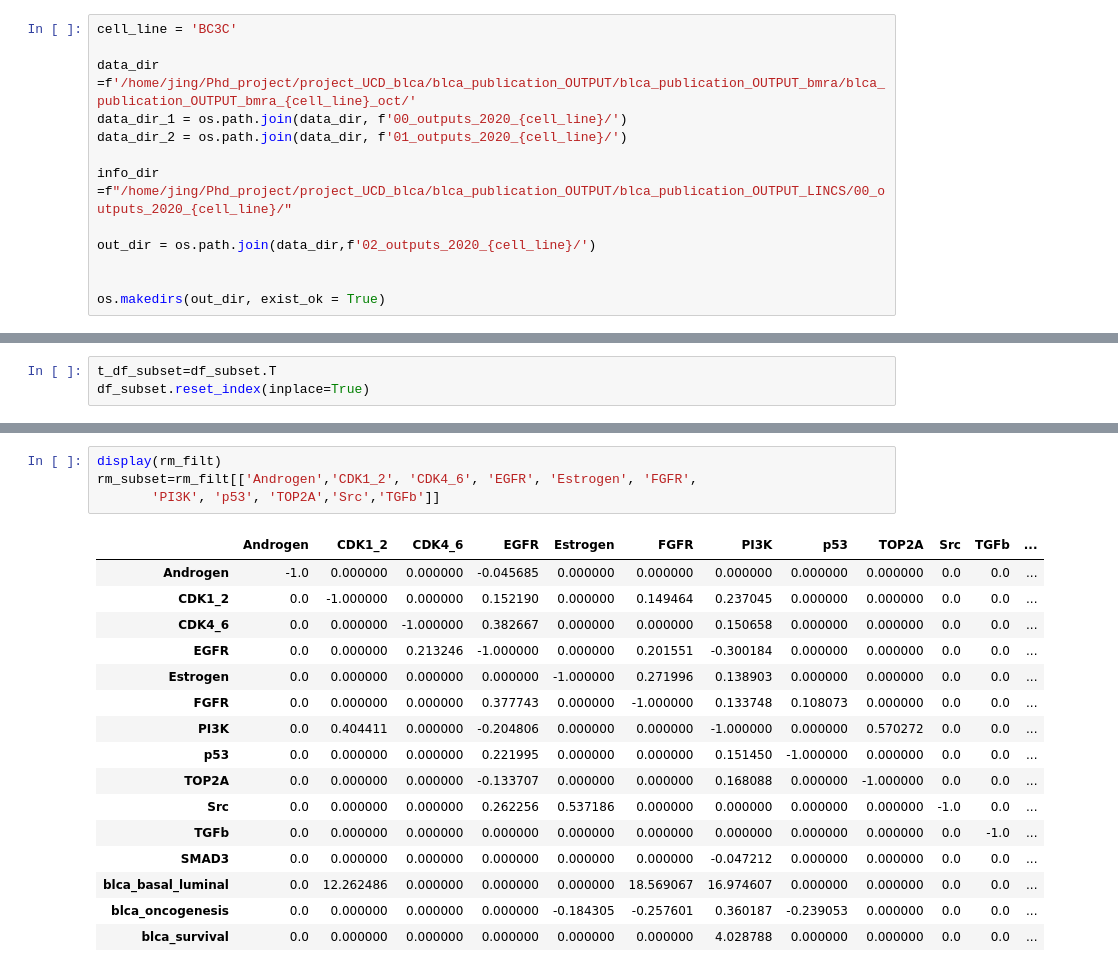
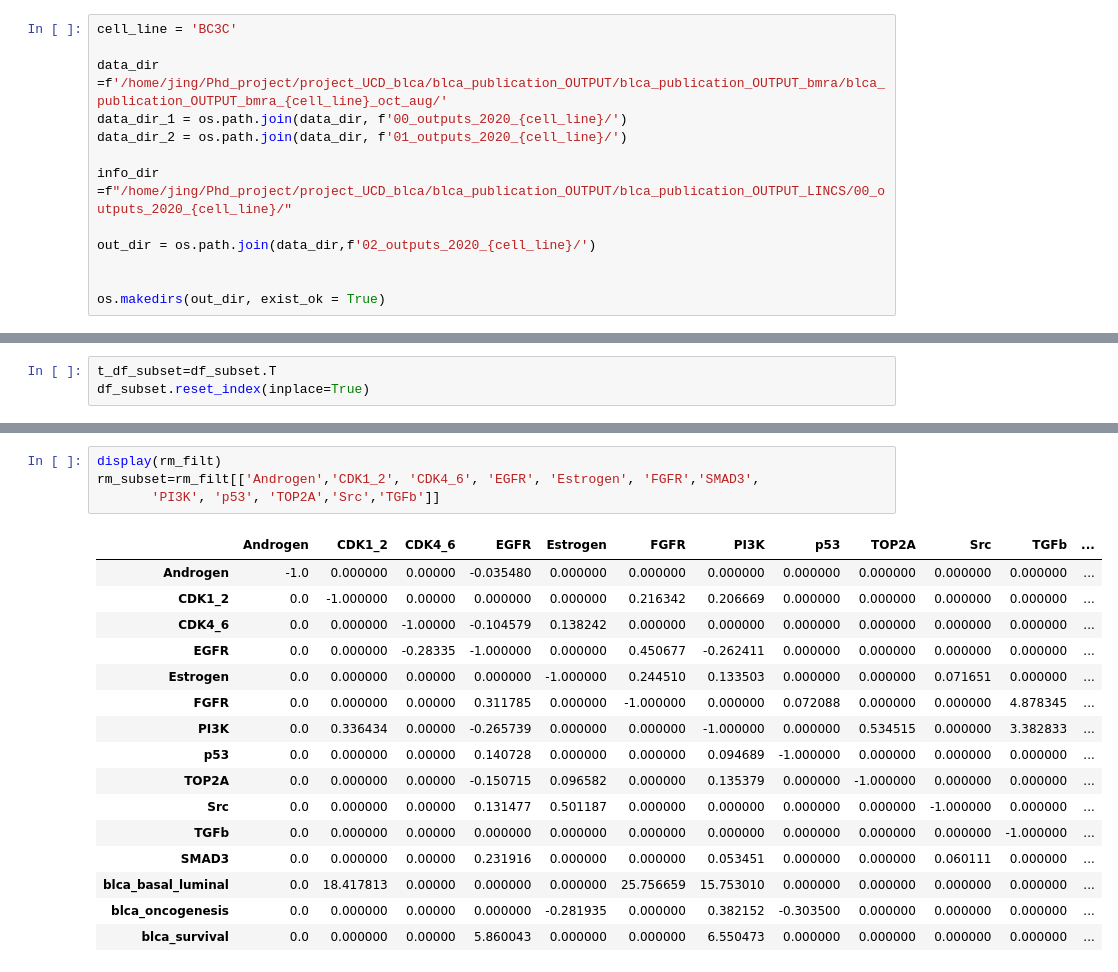
Before and after one commit to jingsday/blca_publication, a Jupyter notebook: blca_publication_Scripts/blca_Scripts_bmra/blca_Scripts_bmra_bc3c_oct_aug/03_bmra_run.ipynb, the cells around one changed output, grey strips where cells are left out. Drawn from its saved outputs; the diff is of its cells as text.

```diff
--- a/blca_publication_Scripts/blca_Scripts_bmra/blca_Scripts_bmra_bc3c_oct_aug/03_bmra_run.ipynb
+++ b/blca_publication_Scripts/blca_Scripts_bmra/blca_Scripts_bmra_bc3c_oct_aug/03_bmra_run.ipynb
@@ -10,7 +10,7 @@ import bmra
 # %%
 cell_line = 'BC3C'
 
-data_dir =f'/home/jing/Phd_project/project_UCD_blca/blca_publication_OUTPUT/blca_publication_OUTPUT_bmra/blca_publication_OUTPUT_bmra_{cell_line}_oct/'
+data_dir =f'/home/jing/Phd_project/project_UCD_blca/blca_publication_OUTPUT/blca_publication_OUTPUT_bmra/blca_publication_OUTPUT_bmra_{cell_line}_oct_aug/'
 data_dir_1 = os.path.join(data_dir, f'00_outputs_2020_{cell_line}/')
 data_dir_2 = os.path.join(data_dir, f'01_outputs_2020_{cell_line}/')
 
@@ -409,24 +405,24 @@ Text(0.5, 1.0, 'Predicted global signaling pathway responses of BC3C cell line u
 # %%
 display(rm_filt)
-rm_subset=rm_filt[['Androgen','CDK1_2', 'CDK4_6', 'EGFR', 'Estrogen', 'FGFR',
+rm_subset=rm_filt[['Androgen','CDK1_2', 'CDK4_6', 'EGFR', 'Estrogen', 'FGFR','SMAD3',
        'PI3K', 'p53', 'TOP2A','Src','TGFb']]
 # %% [output]
 |  | Androgen | CDK1_2 | CDK4_6 | EGFR | Estrogen | FGFR | PI3K | p53 | TOP2A | Src | TGFb | ... |
-| Androgen | -1.0 | 0.000000 | 0.000000 | -0.045685 | 0.000000 | 0.000000 | 0.000000 | 0.000000 | 0.000000 | 0.0 | 0.0 | ... |
-| CDK1_2 | 0.0 | -1.000000 | 0.000000 | 0.152190 | 0.000000 | 0.149464 | 0.237045 | 0.000000 | 0.000000 | 0.0 | 0.0 | ... |
-| CDK4_6 | 0.0 | 0.000000 | -1.000000 | 0.382667 | 0.000000 | 0.000000 | 0.150658 | 0.000000 | 0.000000 | 0.0 | 0.0 | ... |
-| EGFR | 0.0 | 0.000000 | 0.213246 | -1.000000 | 0.000000 | 0.201551 | -0.300184 | 0.000000 | 0.000000 | 0.0 | 0.0 | ... |
-| Estrogen | 0.0 | 0.000000 | 0.000000 | 0.000000 | -1.000000 | 0.271996 | 0.138903 | 0.000000 | 0.000000 | 0.0 | 0.0 | ... |
-| FGFR | 0.0 | 0.000000 | 0.000000 | 0.377743 | 0.000000 | -1.000000 | 0.133748 | 0.108073 | 0.000000 | 0.0 | 0.0 | ... |
-| PI3K | 0.0 | 0.404411 | 0.000000 | -0.204806 | 0.000000 | 0.000000 | -1.000000 | 0.000000 | 0.570272 | 0.0 | 0.0 | ... |
-| p53 | 0.0 | 0.000000 | 0.000000 | 0.221995 | 0.000000 | 0.000000 | 0.151450 | -1.000000 | 0.000000 | 0.0 | 0.0 | ... |
-| TOP2A | 0.0 | 0.000000 | 0.000000 | -0.133707 | 0.000000 | 0.000000 | 0.168088 | 0.000000 | -1.000000 | 0.0 | 0.0 | ... |
-| Src | 0.0 | 0.000000 | 0.000000 | 0.262256 | 0.537186 | 0.000000 | 0.000000 | 0.000000 | 0.000000 | -1.0 | 0.0 | ... |
-| TGFb | 0.0 | 0.000000 | 0.000000 | 0.000000 | 0.000000 | 0.000000 | 0.000000 | 0.000000 | 0.000000 | 0.0 | -1.0 | ... |
-| SMAD3 | 0.0 | 0.000000 | 0.000000 | 0.000000 | 0.000000 | 0.000000 | -0.047212 | 0.000000 | 0.000000 | 0.0 | 0.0 | ... |
-| blca_basal_luminal | 0.0 | 12.262486 | 0.000000 | 0.000000 | 0.000000 | 18.569067 | 16.974607 | 0.000000 | 0.000000 | 0.0 | 0.0 | ... |
-| blca_oncogenesis | 0.0 | 0.000000 | 0.000000 | 0.000000 | -0.184305 | -0.257601 | 0.360187 | -0.239053 | 0.000000 | 0.0 | 0.0 | ... |
-| blca_survival | 0.0 | 0.000000 | 0.000000 | 0.000000 | 0.000000 | 0.000000 | 4.028788 | 0.000000 | 0.000000 | 0.0 | 0.0 | ... |
+| Androgen | -1.0 | 0.000000 | 0.00000 | -0.035480 | 0.000000 | 0.000000 | 0.000000 | 0.000000 | 0.000000 | 0.000000 | 0.000000 | ... |
+| CDK1_2 | 0.0 | -1.000000 | 0.00000 | 0.000000 | 0.000000 | 0.216342 | 0.206669 | 0.000000 | 0.000000 | 0.000000 | 0.000000 | ... |
+| CDK4_6 | 0.0 | 0.000000 | -1.00000 | -0.104579 | 0.138242 | 0.000000 | 0.000000 | 0.000000 | 0.000000 | 0.000000 | 0.000000 | ... |
+| EGFR | 0.0 | 0.000000 | -0.28335 | -1.000000 | 0.000000 | 0.450677 | -0.262411 | 0.000000 | 0.000000 | 0.000000 | 0.000000 | ... |
+| Estrogen | 0.0 | 0.000000 | 0.00000 | 0.000000 | -1.000000 | 0.244510 | 0.133503 | 0.000000 | 0.000000 | 0.071651 | 0.000000 | ... |
+| FGFR | 0.0 | 0.000000 | 0.00000 | 0.311785 | 0.000000 | -1.000000 | 0.000000 | 0.072088 | 0.000000 | 0.000000 | 4.878345 | ... |
+| PI3K | 0.0 | 0.336434 | 0.00000 | -0.265739 | 0.000000 | 0.000000 | -1.000000 | 0.000000 | 0.534515 | 0.000000 | 3.382833 | ... |
+| p53 | 0.0 | 0.000000 | 0.00000 | 0.140728 | 0.000000 | 0.000000 | 0.094689 | -1.000000 | 0.000000 | 0.000000 | 0.000000 | ... |
+| TOP2A | 0.0 | 0.000000 | 0.00000 | -0.150715 | 0.096582 | 0.000000 | 0.135379 | 0.000000 | -1.000000 | 0.000000 | 0.000000 | ... |
+| Src | 0.0 | 0.000000 | 0.00000 | 0.131477 | 0.501187 | 0.000000 | 0.000000 | 0.000000 | 0.000000 | -1.000000 | 0.000000 | ... |
+| TGFb | 0.0 | 0.000000 | 0.00000 | 0.000000 | 0.000000 | 0.000000 | 0.000000 | 0.000000 | 0.000000 | 0.000000 | -1.000000 | ... |
+| SMAD3 | 0.0 | 0.000000 | 0.00000 | 0.231916 | 0.000000 | 0.000000 | 0.053451 | 0.000000 | 0.000000 | 0.060111 | 0.000000 | ... |
+| blca_basal_luminal | 0.0 | 18.417813 | 0.00000 | 0.000000 | 0.000000 | 25.756659 | 15.753010 | 0.000000 | 0.000000 | 0.000000 | 0.000000 | ... |
+| blca_oncogenesis | 0.0 | 0.000000 | 0.00000 | 0.000000 | -0.281935 | 0.000000 | 0.382152 | -0.303500 | 0.000000 | 0.000000 | 0.000000 | ... |
+| blca_survival | 0.0 | 0.000000 | 0.00000 | 5.860043 | 0.000000 | 0.000000 | 6.550473 | 0.000000 | 0.000000 | 0.000000 | 0.000000 | ... |
 # %%
 rm_subset=rm_subset.loc[['blca_basal_luminal',	'blca_oncogenesis',	'blca_survival']]
 rm_subset=rm_subset.T
```
Also changed, not shown: parts of 11 cells of this notebook, 1 other file.
